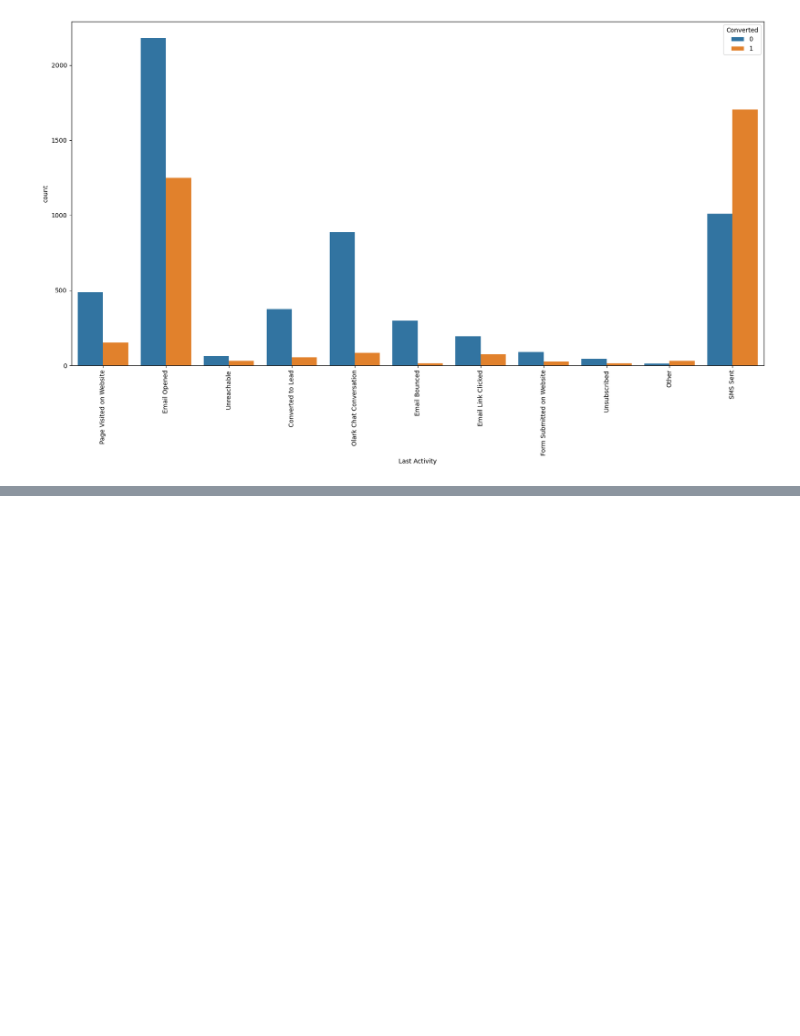
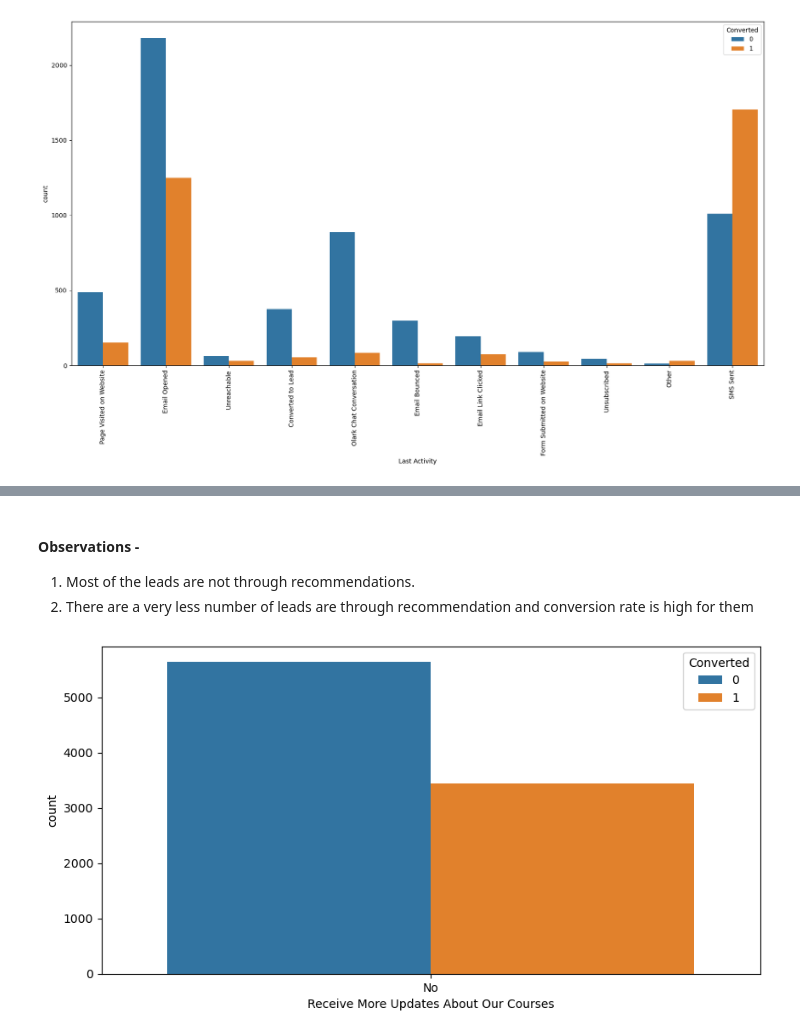
Before and after one commit to PrasunPK/lead-scoring-case-study, a Jupyter notebook: Case+Study.ipynb, the cells around one changed output, grey strips where cells are left out. Cells and saved outputs as stored; diff of their text form; code cells hidden in the pictures; blank space fills up the shorter version.

```diff
--- a/Case+Study.ipynb
+++ b/Case+Study.ipynb
@@ -786,0 +795,10 @@ plt.show()
+# %% [markdown]
+#### Observations -
+1. Most of the leads are not through recommendations.
+2. There are a very less number of leads are through recommendation and conversion rate is high for them
+# %%
+plt.figure(figsize=(10, 5))
+sns.countplot(data = leads, x = 'Receive More Updates About Our Courses', hue = 'Converted')
+plt.show()
+# %% [output]
+[figure, added]
```
Also changed, not shown: parts of 55 cells of this notebook.
